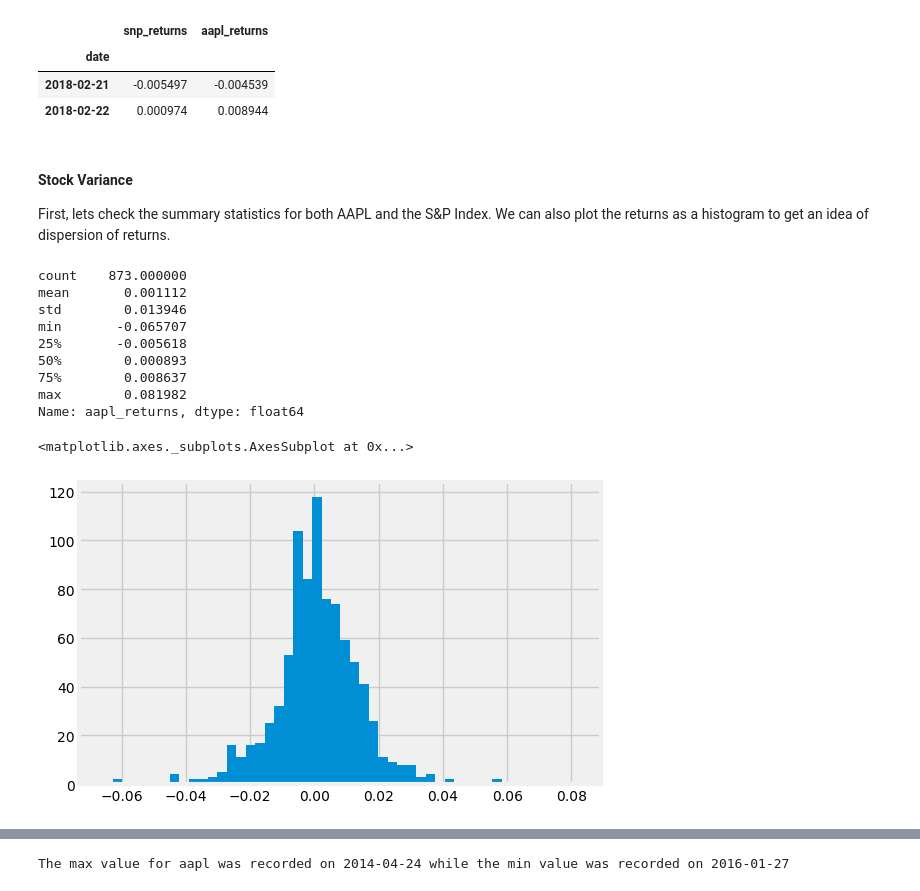
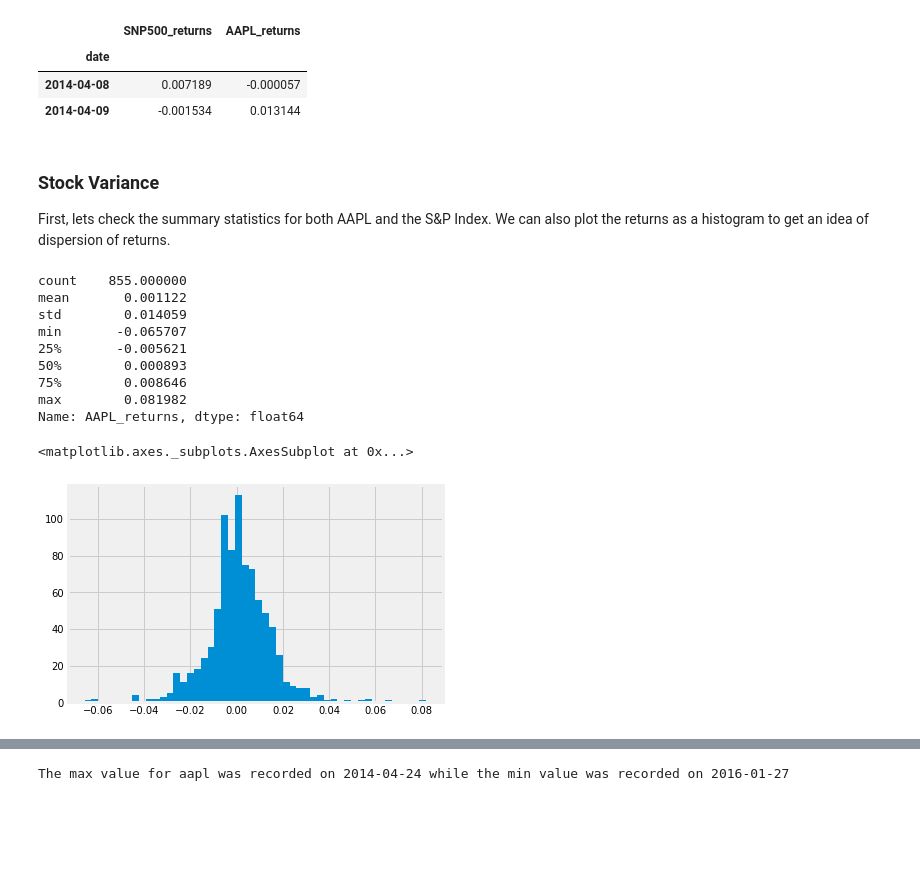
Before and after one commit to slemasne/portfolio, a Jupyter notebook: equity_risk.ipynb, the cells around one changed output, grey strips where cells are left out. Cells and saved outputs as stored; diff of their text form; code cells hidden in the pictures; blank space fills up the shorter version.

```diff
--- a/equity_risk.ipynb
+++ b/equity_risk.ipynb
@@ -50,9 +29,0 @@ aapl.tail(2)
-# %%
-# For demonstration purposes, lets collect S&P returns using a CSV file (rather than the API above)
-# Note: the csv file below is saved locally
-
-path = "C:/Users/Stephen/Documents/Juypter/Portfolio/data/snp500.csv"
-snp = pd.read_csv(path, parse_dates=True, index_col='Date')
-snp = snp[["Adj Close"]]
-snp["snp_returns"] = snp["Adj Close"].pct_change(1)
-snp = snp.dropna(axis=0)
@@ -65,37 +30,64 @@ data = data.dropna()
-# %%
-# Eyeball the new DataFrame
-# Results look good!
-
-data.tail(2)
-# %% [output]
-|  | snp_returns | aapl_returns |
-| date |  |  |
-| 2018-02-21 | -0.005497 | -0.004539 |
-| 2018-02-22 | 0.000974 | 0.008944 |
+# %%
+directory = os.getcwd() + "/data/"
+# %%
+class loadData():
+
+    def __init__(self, ticker):
+        self.ticker = ticker
+
+    def source_data(self, source = "api"):
+
+        if source == "api":
+            quandl.ApiConfig.api_key = "U4JsbXnxqewAQH5ACxAa" # Password has been  changed before publishing this notebook
+            ticker_data = quandl.get_table('WIKI/PRICES', ticker = self.ticker)
+            ticker_data = ticker_data[['date','adj_close']][-1000:].set_index("date")
+            ticker_data["{}".format(self.ticker) + "_returns"] = ticker_data["adj_close"].pct_change(1)
+
+        if source == "csv":
+            path = directory + "{}.csv".format(self.ticker)
+            ticker_data = pd.read_csv(path, parse_dates=True, index_col='date')
+            ticker_data = ticker_data[["adj_close"]]
+            ticker_data["{}".format(self.ticker) + "_returns"] = ticker_data["adj_close"].pct_change(1)
+
+        return ticker_data.dropna(axis=0)
+# %%
+aapl = loadData("AAPL").source_data("api")
+snp500 = loadData("SNP500").source_data("csv")
+
+data = aapl.join(snp500, on = "date", lsuffix = "aapl")
+data = data[["SNP500_returns","AAPL_returns"]]
+data = data.dropna()
+
+data.head(2)
+# %% [output]
+|  | SNP500_returns | AAPL_returns |
+| date |  |  |
+| 2014-04-08 | 0.007189 | -0.000057 |
+| 2014-04-09 | -0.001534 | 0.013144 |
 # %% [markdown]
-#### Stock Variance
+### Stock Variance
 
 First, lets check the summary statistics for both AAPL and the S&P Index. We can also plot the returns as a histogram to get an idea of dispersion of returns.
 # %%
 # Here we can see AAPL has a mean return of around 0.11% with standard deviation 1.4%
 # The minimum return was -6.5% and the max 8.2%
 
-aapl_summary = data["aapl_returns"].describe()
+aapl_summary = data["AAPL_returns"].describe()
 aapl_summary
 # %% [output]
-count    873.000000
-mean       0.001112
-std        0.013946
+count    855.000000
+mean       0.001122
+std        0.014059
 min       -0.065707
-25%       -0.005618
+25%       -0.005621
 50%        0.000893
-75%        0.008637
+75%        0.008646
 max        0.081982
-Name: aapl_returns, dtype: float64
+Name: AAPL_returns, dtype: float64
 # %%
 # Lets now plot the distribution of returns using our favourite "FiveThirtyEight" styled histogram
 
-data["aapl_returns"].hist(bins=50, figsize=(6,4))
+data["AAPL_returns"].hist(bins=50, figsize=(6,4))
 # %% [output]
 <matplotlib.axes._subplots.AxesSubplot at 0x...>
-[figure, old version]
+[figure, new version]
```
Also changed, not shown: parts of 15 cells of this notebook.
